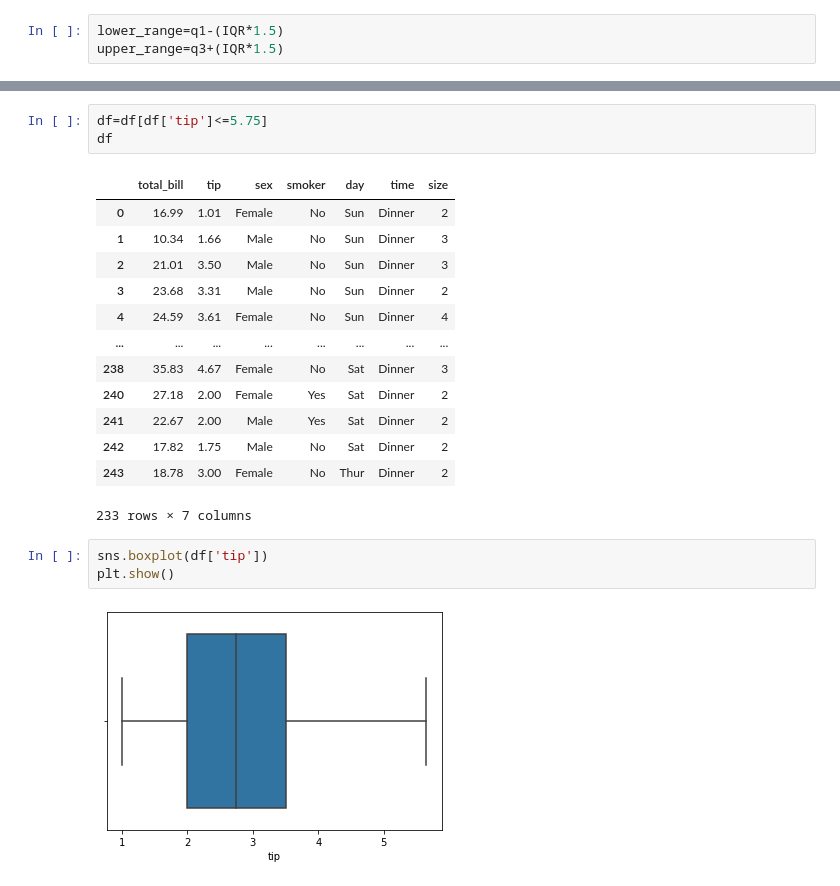
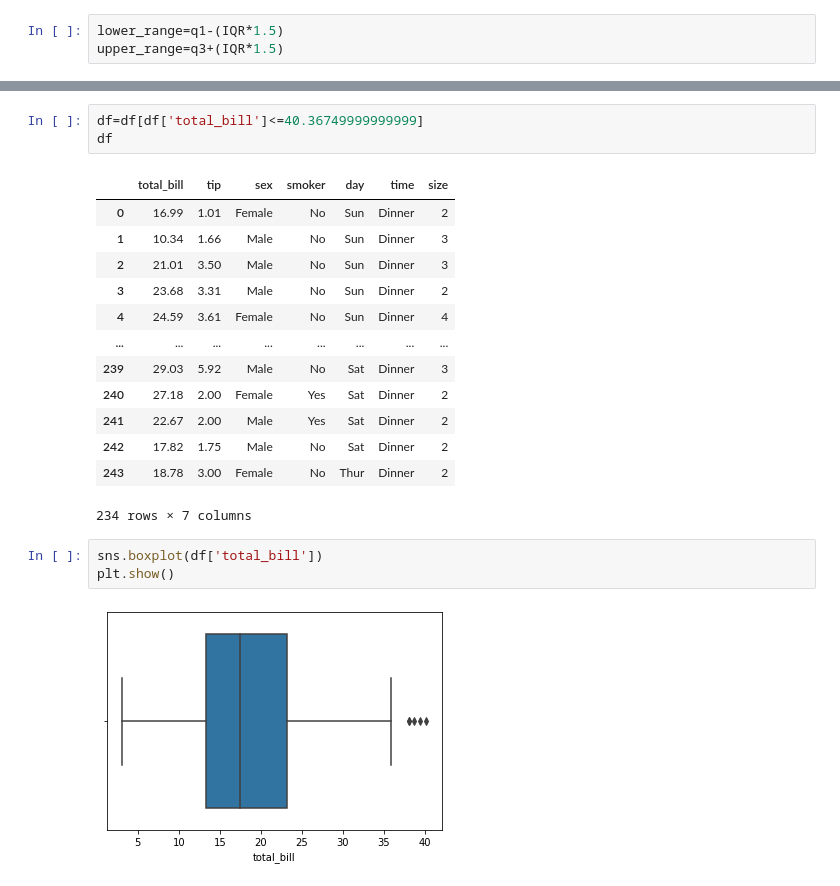
Before and after one commit to Shobi93/Statistics-removing-the-outliers, a Jupyter notebook: Statistics.ipynb, the cells around one changed output, grey strips where cells are left out. Saved outputs shown, nothing was run; the diff lists cells and outputs as text.

```diff
--- a/Statistics.ipynb
+++ b/Statistics.ipynb
@@ -178,5 +178,5 @@ lower_range, upper_range
 # %%
-df=df[df['tip']<=5.75]
+df=df[df['total_bill']<=40.36749999999999]
 df
 # %% [output]
 |  | total_bill | tip | sex | smoker | day | time | size |
@@ -186,14 +186,14 @@ df
 | 3 | 23.68 | 3.31 | Male | No | Sun | Dinner | 2 |
 | 4 | 24.59 | 3.61 | Female | No | Sun | Dinner | 4 |
 | ... | ... | ... | ... | ... | ... | ... | ... |
-| 238 | 35.83 | 4.67 | Female | No | Sat | Dinner | 3 |
+| 239 | 29.03 | 5.92 | Male | No | Sat | Dinner | 3 |
 | 240 | 27.18 | 2.00 | Female | Yes | Sat | Dinner | 2 |
 | 241 | 22.67 | 2.00 | Male | Yes | Sat | Dinner | 2 |
 | 242 | 17.82 | 1.75 | Male | No | Sat | Dinner | 2 |
 | 243 | 18.78 | 3.00 | Female | No | Thur | Dinner | 2 |
-233 rows × 7 columns
+234 rows × 7 columns
 # %%
-sns.boxplot(df['tip'])
+sns.boxplot(df['total_bill'])
 plt.show()
 # %% [output]
-[figure, old version]
+[figure, new version]
```
Also changed, not shown: parts of 26 cells of this notebook.
